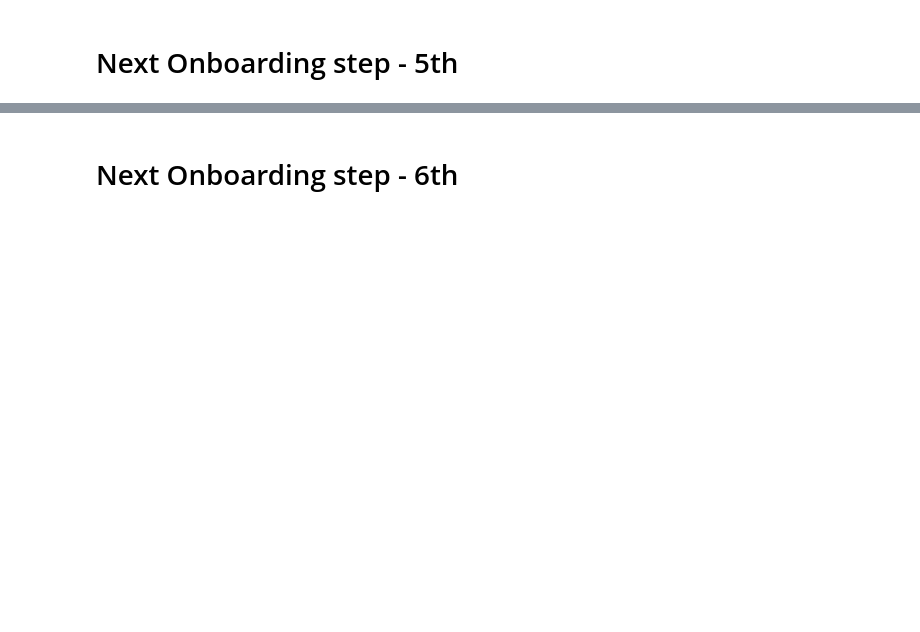
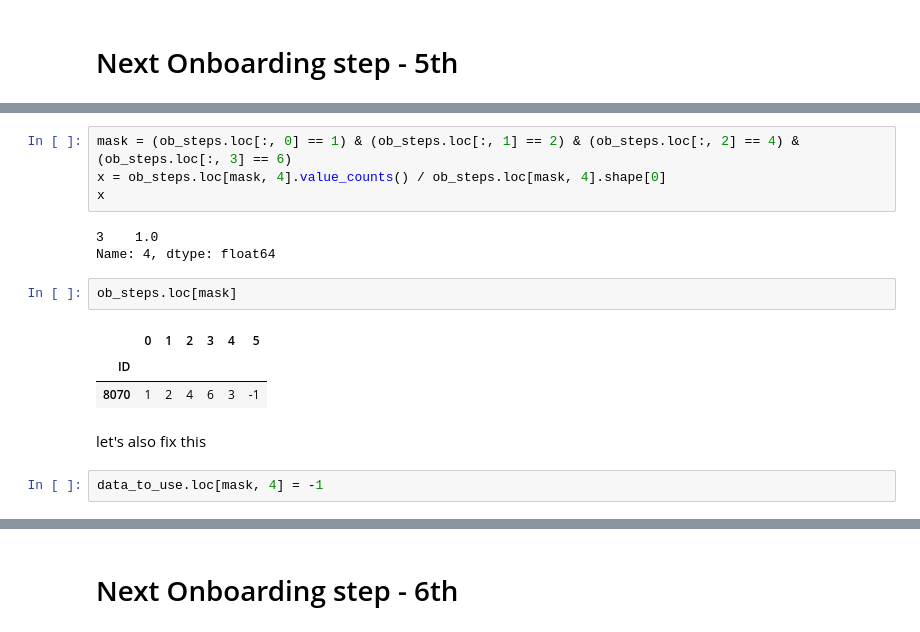
Before and after one commit to Ilvecho/Sales-Reinforcer, a Jupyter notebook: Project_7.ipynb, the cells around one changed output, grey strips where cells are left out. Cells and saved outputs as stored; diff of their text form; blank space fills up the shorter version.

```diff
--- a/Project_7.ipynb
+++ b/Project_7.ipynb
@@ -1651,0 +1803,17 @@ x
+# %%
+mask = (ob_steps.loc[:, 0] == 1) & (ob_steps.loc[:, 1] == 2) & (ob_steps.loc[:, 2] == 4) & (ob_steps.loc[:, 3] == 6)
+x = ob_steps.loc[mask, 4].value_counts() / ob_steps.loc[mask, 4].shape[0]
+x
+# %% [output]
+3    1.0
+Name: 4, dtype: float64
+# %%
+ob_steps.loc[mask]
+# %% [output]
+|  | 0 | 1 | 2 | 3 | 4 | 5 |
+| ID |  |  |  |  |  |  |
+| 8070 | 1 | 2 | 4 | 6 | 3 | -1 |
+# %% [markdown]
+let's also fix this
+# %%
+data_to_use.loc[mask, 4] = -1
```
Also changed, not shown: parts of 63 cells of this notebook.
